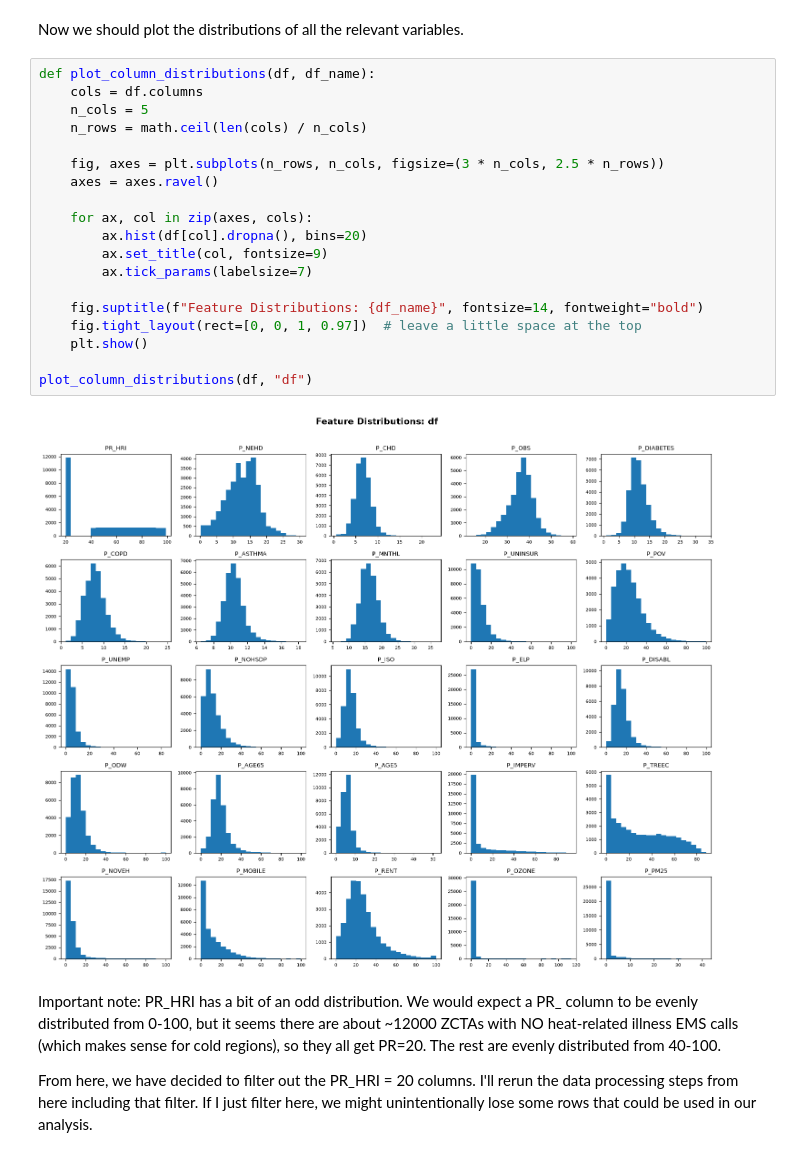
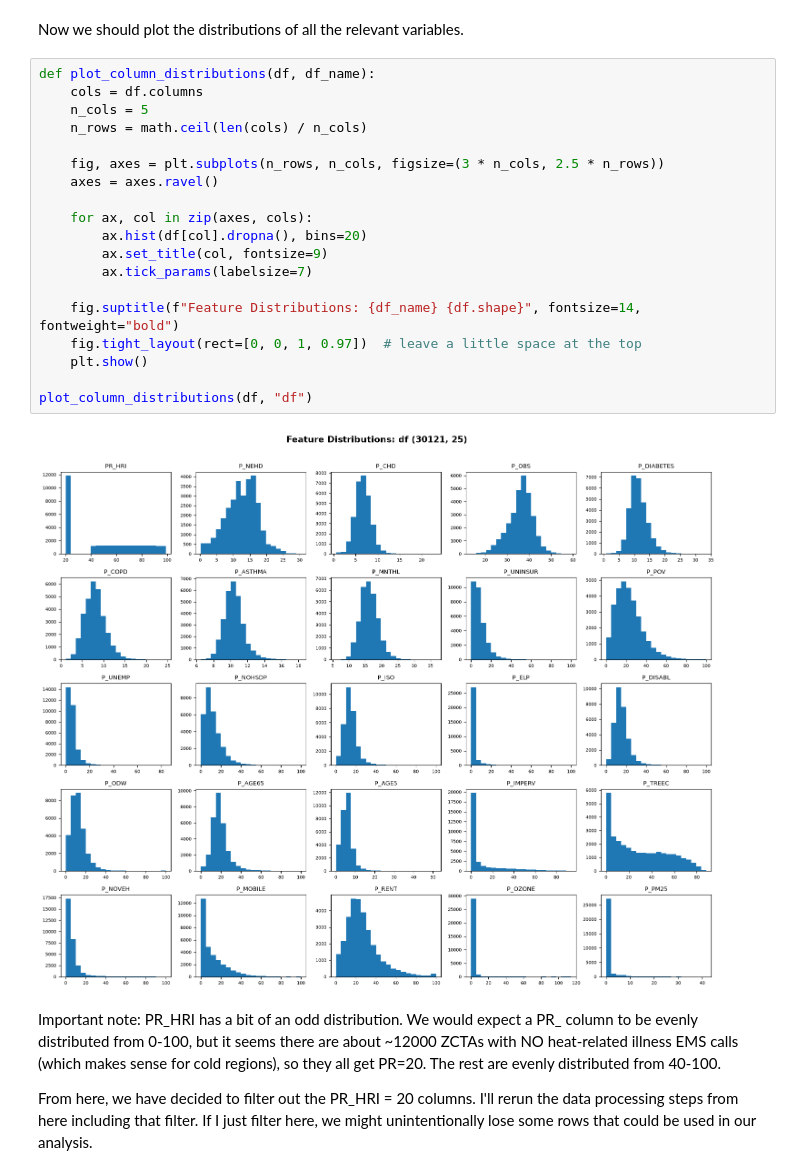
Before and after one commit to jpmehta1/Heat-and-Health-Project, a Jupyter notebook: Heat and Health Analysis.ipynb, the cells around one changed output. Cells and saved outputs as stored; diff of their text form.

```diff
--- a/Heat and Health Analysis.ipynb
+++ b/Heat and Health Analysis.ipynb
@@ -95,24 +95,24 @@ Now we should plot the distributions of all the relevant variables.
 # %%
 def plot_column_distributions(df, df_name):
     cols = df.columns
     n_cols = 5
     n_rows = math.ceil(len(cols) / n_cols)
 
     fig, axes = plt.subplots(n_rows, n_cols, figsize=(3 * n_cols, 2.5 * n_rows))
     axes = axes.ravel()
 
     for ax, col in zip(axes, cols):
         ax.hist(df[col].dropna(), bins=20)
         ax.set_title(col, fontsize=9)
         ax.tick_params(labelsize=7)
 
-    fig.suptitle(f"Feature Distributions: {df_name}", fontsize=14, fontweight="bold")
+    fig.suptitle(f"Feature Distributions: {df_name} {df.shape}", fontsize=14, fontweight="bold")
     fig.tight_layout(rect=[0, 0, 1, 0.97])  # leave a little space at the top
     plt.show()
 
 plot_column_distributions(df, "df")
 # %% [output]
-[figure, old version]
+[figure, new version]
 # %% [markdown]
 Important note: PR_HRI has a bit of an odd distribution. We would expect a PR_ column to be evenly distributed from 0-100, but it seems there are about ~12000 ZCTAs with NO heat-related illness EMS calls (which makes sense for cold regions), so they all get PR=20. The rest are evenly distributed from 40-100.
 
```
Also changed, not shown: parts of 4 cells of this notebook.
